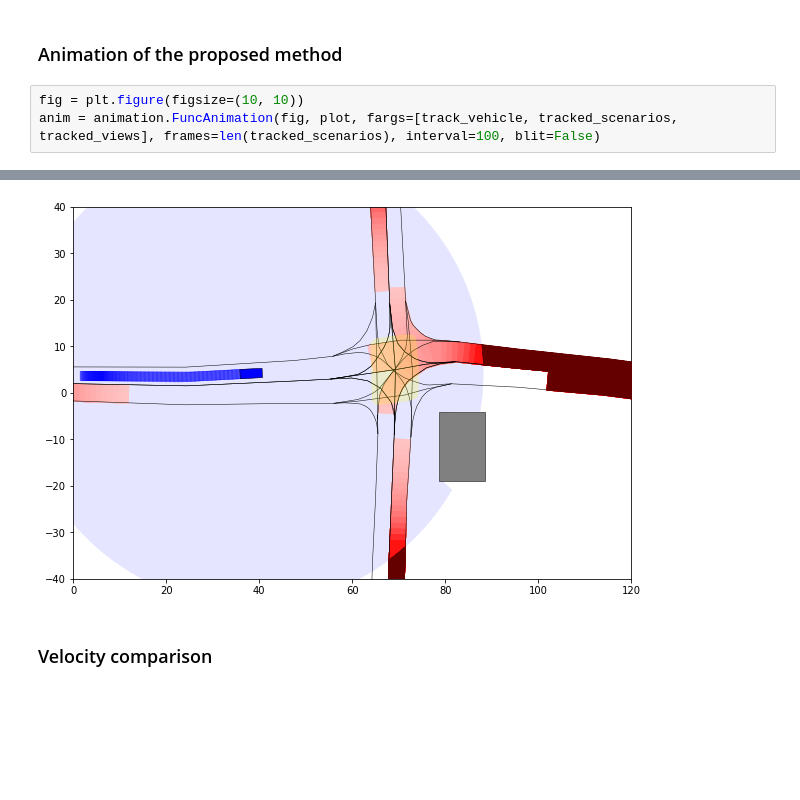
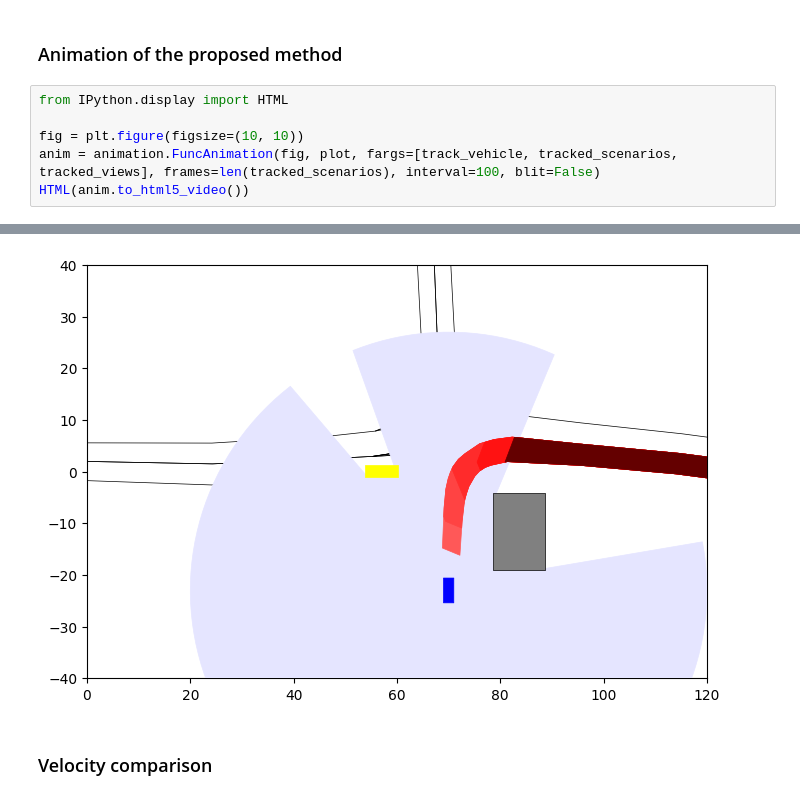
Before and after one commit to haastregt/occlusion_tracking, a Jupyter notebook: scenario_building.ipynb, the cells around one changed output, grey strips where cells are left out. Drawn from its saved outputs; the diff is of its cells as text; blank space fills up the shorter version.

```diff
--- a/scenario_building.ipynb
+++ b/scenario_building.ipynb
@@ -62,11 +65,14 @@ anim = animation.FuncAnimation(fig, plot, fargs=[no_track_vehicle, not_tracked_s
 # %% [markdown]
 ### Animation of the proposed method
 # %%
+from IPython.display import HTML
+
 fig = plt.figure(figsize=(10, 10))
 anim = animation.FuncAnimation(fig, plot, fargs=[track_vehicle, tracked_scenarios, tracked_views], frames=len(tracked_scenarios), interval=100, blit=False)
+HTML(anim.to_html5_video())
 # %% [output]
 [interactive output not drawn]
-[figure, old version]
+[figure, new version]
 # %% [markdown]
 ### Velocity comparison
 # %%
```
Also changed, not shown: parts of 5 cells of this notebook, 8 other files.
